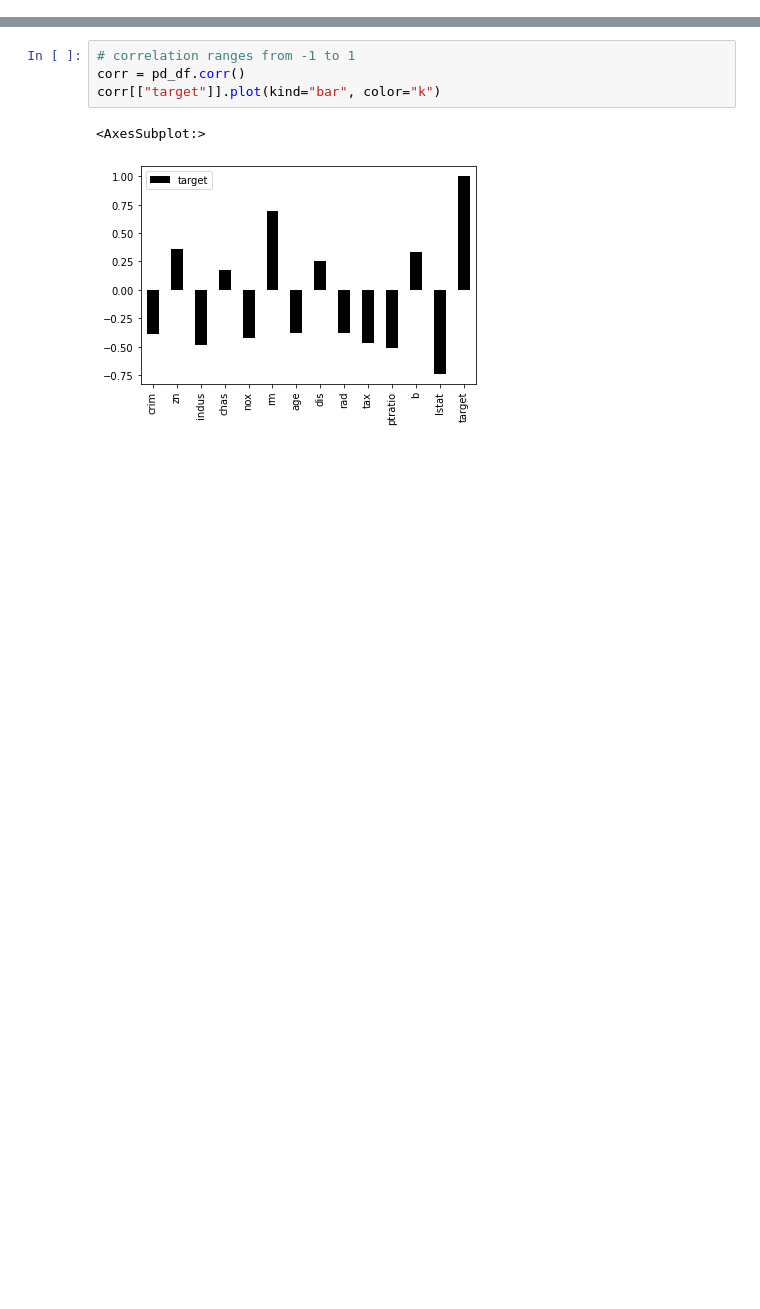
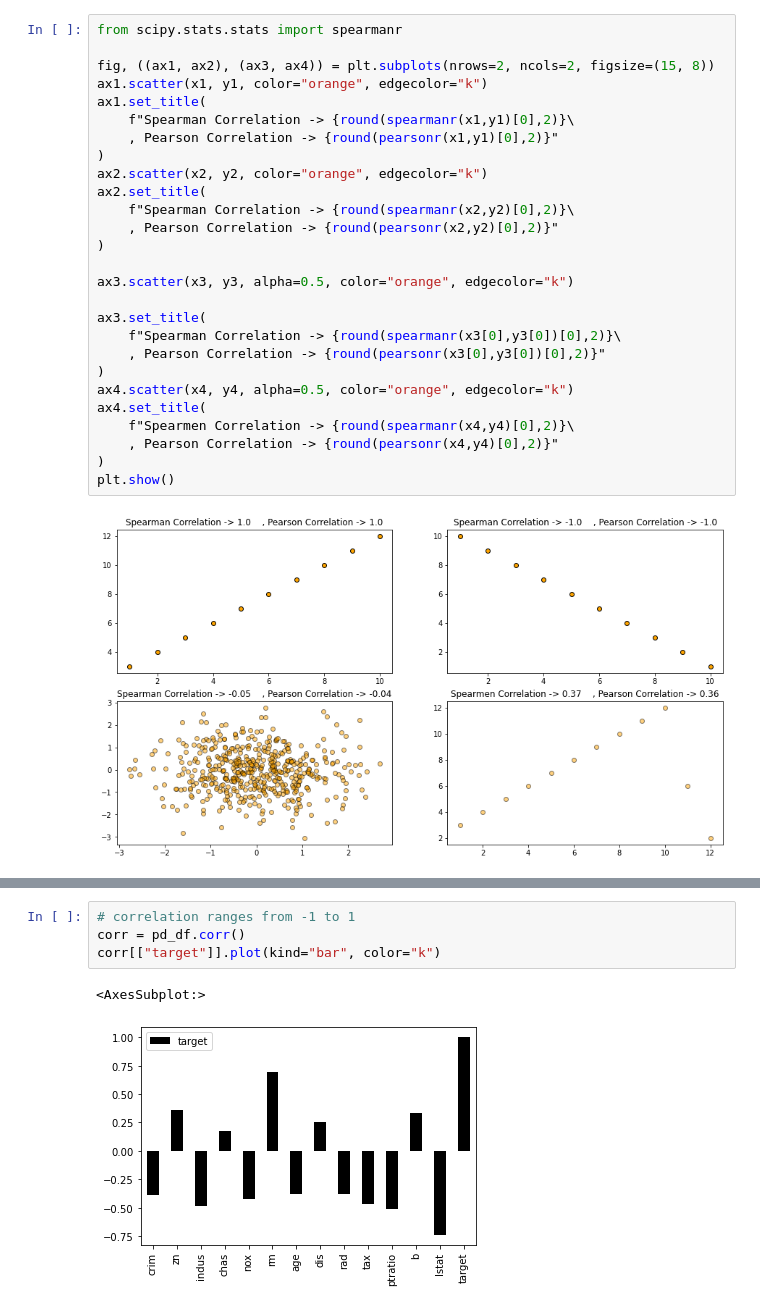
Before and after one commit to shoaibkhanz/Scikit-Learn-a-complete-machine-learning-book, a Jupyter notebook: book/_build/html/_sources/notebooks/chapter1/correlation.ipynb, the cells around one changed output, grey strips where cells are left out. Saved outputs shown, nothing was run; the diff lists cells and outputs as text; blank space fills up the shorter version.

```diff
--- a/book/_build/html/_sources/notebooks/chapter1/correlation.ipynb
+++ b/book/_build/html/_sources/notebooks/chapter1/correlation.ipynb
@@ -19,0 +100,29 @@ from sklearn.datasets import load_boston
+# %%
+from scipy.stats.stats import spearmanr
+
+fig, ((ax1, ax2), (ax3, ax4)) = plt.subplots(nrows=2, ncols=2, figsize=(15, 8))
+ax1.scatter(x1, y1, color="orange", edgecolor="k")
+ax1.set_title(
+    f"Spearman Correlation -> {round(spearmanr(x1,y1)[0],2)}\
+    , Pearson Correlation -> {round(pearsonr(x1,y1)[0],2)}"
+)
+ax2.scatter(x2, y2, color="orange", edgecolor="k")
+ax2.set_title(
+    f"Spearman Correlation -> {round(spearmanr(x2,y2)[0],2)}\
+    , Pearson Correlation -> {round(pearsonr(x2,y2)[0],2)}"
+)
+
+ax3.scatter(x3, y3, alpha=0.5, color="orange", edgecolor="k")
+
+ax3.set_title(
+    f"Spearman Correlation -> {round(spearmanr(x3[0],y3[0])[0],2)}\
+    , Pearson Correlation -> {round(pearsonr(x3[0],y3[0])[0],2)}"
+)
+ax4.scatter(x4, y4, alpha=0.5, color="orange", edgecolor="k")
+ax4.set_title(
+    f"Spearmen Correlation -> {round(spearmanr(x4,y4)[0],2)}\
+    , Pearson Correlation -> {round(pearsonr(x4,y4)[0],2)}"
+)
+plt.show()
+# %% [output]
+[figure, added]
```
Also changed, not shown: parts of 16 cells of this notebook, 23 other files.
